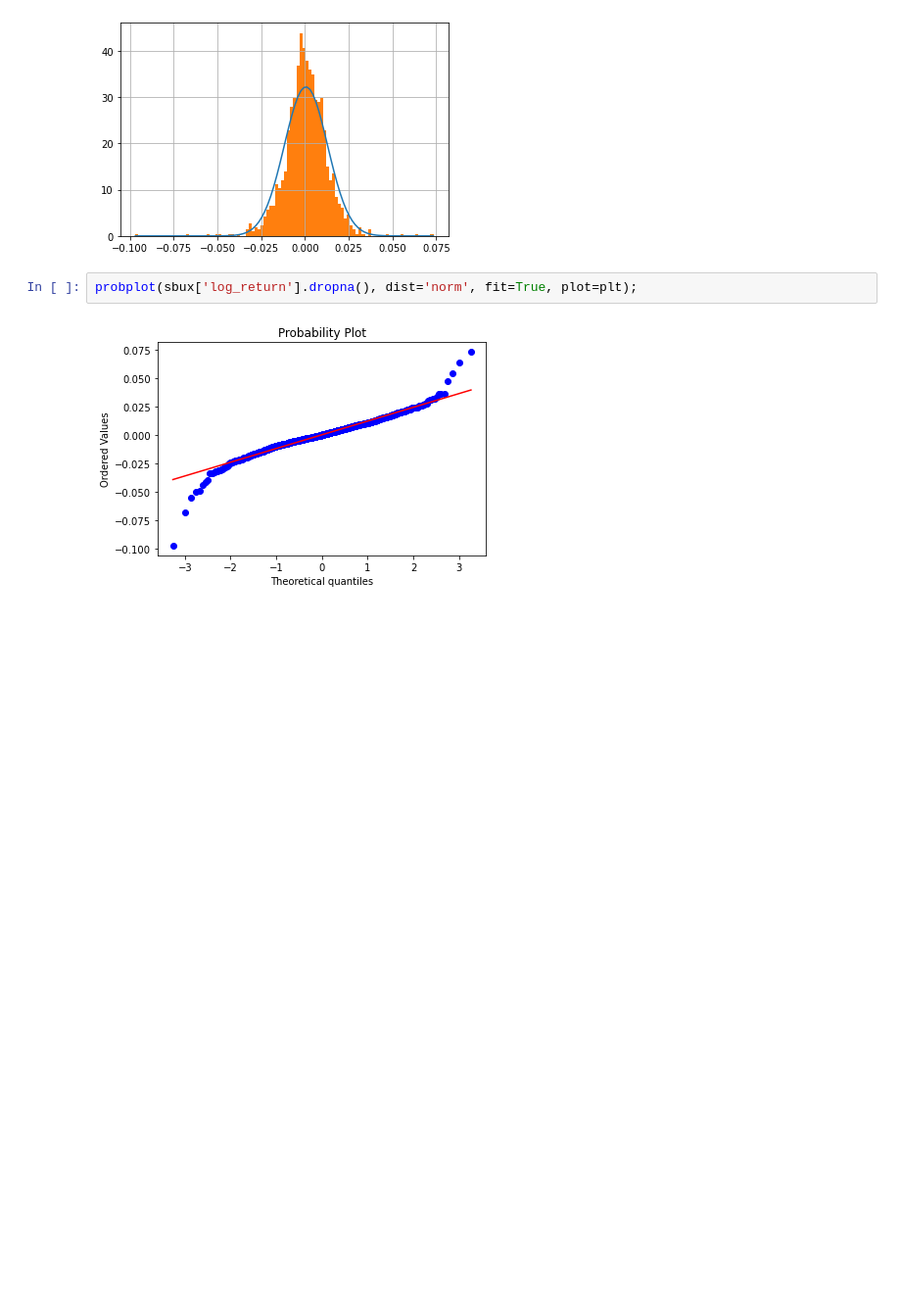
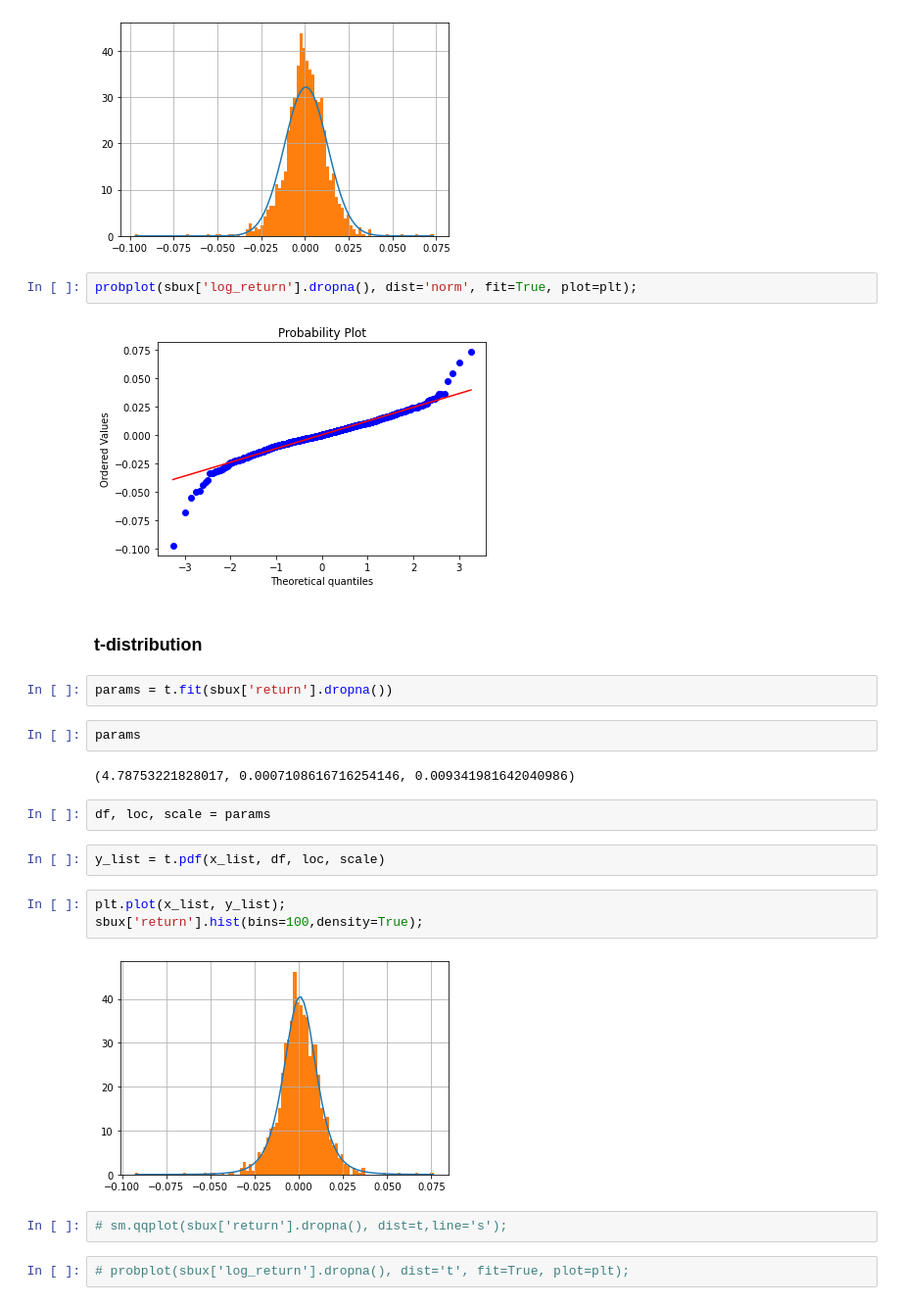
Before and after one commit to tohidabedini/deep-learning-courses, a Jupyter notebook: 04-Udemy - Financial/02-Financial basics/2.11-Financial Data Statistics.ipynb, the cells around one changed output. Shown at 98% size. Cells and saved outputs as stored; diff of their text form; blank space fills up the shorter version.

```diff
--- a/04-Udemy - Financial/02-Financial basics/2.11-Financial Data Statistics.ipynb
+++ b/04-Udemy - Financial/02-Financial basics/2.11-Financial Data Statistics.ipynb
@@ -112,3 +123,24 @@ sbux['log_return'].hist(bins=100, density=True);
 probplot(sbux['log_return'].dropna(), dist='norm', fit=True, plot=plt);
 # %% [output]
 [figure]
+# %% [markdown]
+### t-distribution
+# %%
+params = t.fit(sbux['return'].dropna())
+# %%
+params
+# %% [output]
+(4.78753221828017, 0.0007108616716254146, 0.009341981642040986)
+# %%
+df, loc, scale = params
+# %%
+y_list = t.pdf(x_list, df, loc, scale)
+# %%
+plt.plot(x_list, y_list);
+sbux['return'].hist(bins=100,density=True);
+# %% [output]
+[figure, added]
+# %%
+# sm.qqplot(sbux['return'].dropna(), dist=t,line='s');
+# %%
+# probplot(sbux['log_return'].dropna(), dist='t', fit=True, plot=plt);
```
Also changed, not shown: parts of 15 cells of this notebook.
